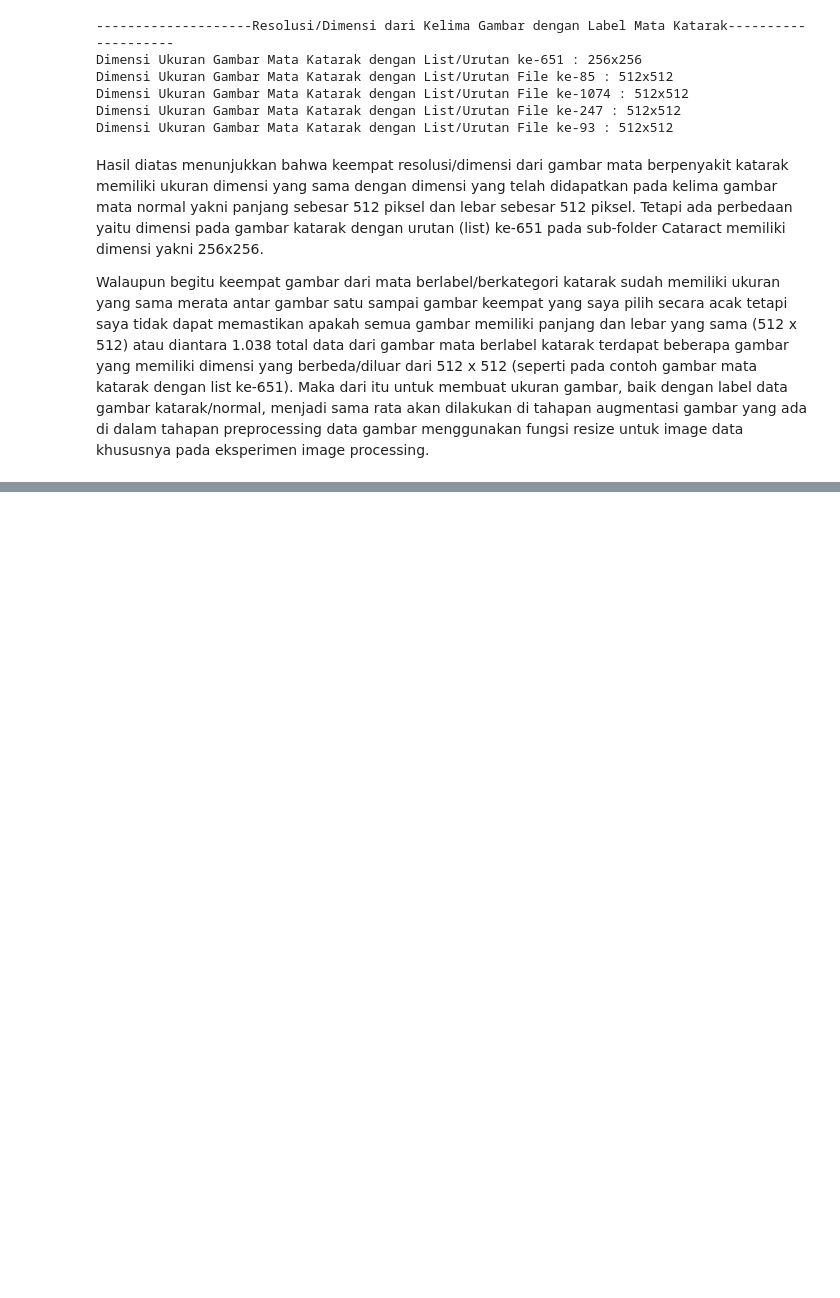
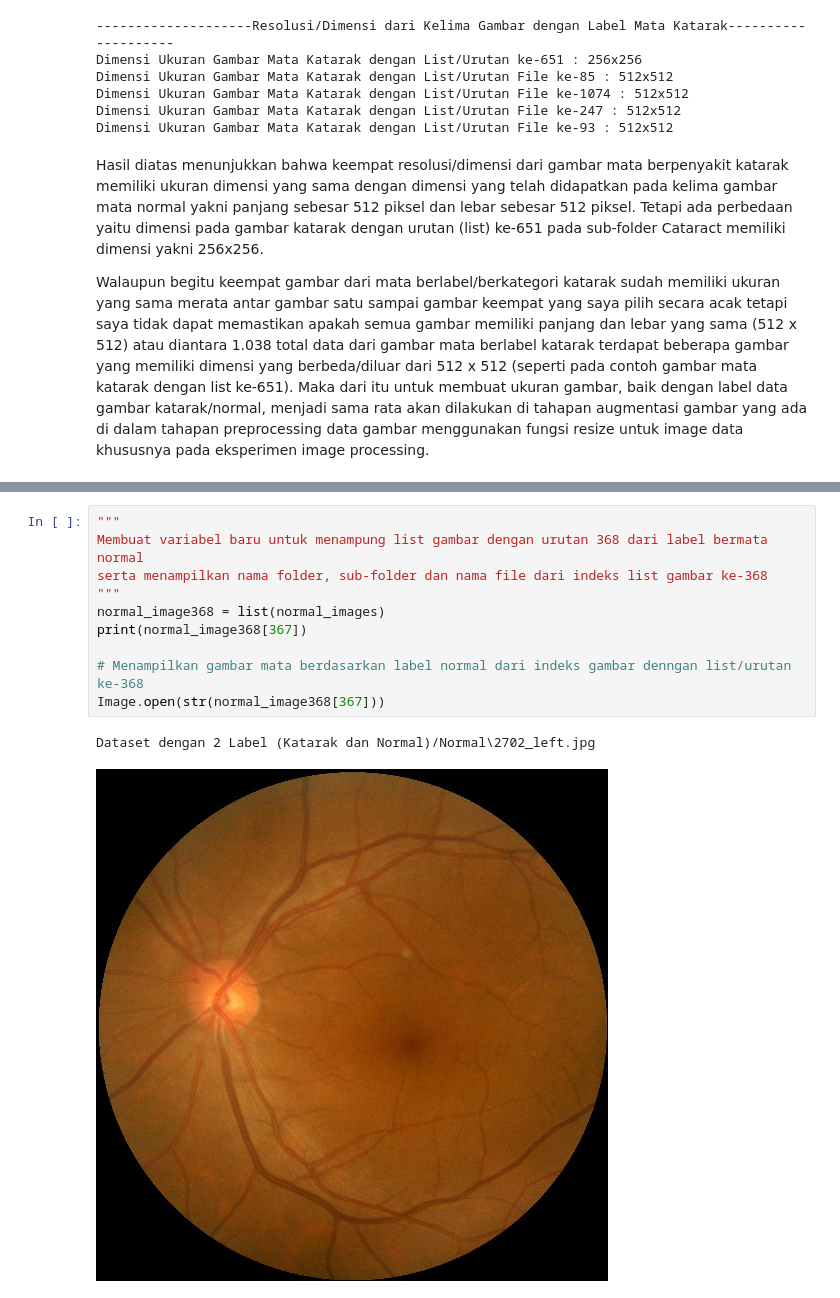
Before and after one commit to pramudianzaheka92/ImageClassificationwithEfficientNetB7Algorithm, a Jupyter notebook: Klasifikasi Gambar Mata Katarak dan Mata Normal menggunakan Model EfficientNetB7 dengan Parameter.ipynb, the cells around one changed output, grey strips where cells are left out. Saved outputs shown, nothing was run; the diff lists cells and outputs as text; blank space fills up the shorter version.

```diff
--- a/Klasifikasi Gambar Mata Katarak dan Mata Normal menggunakan Model EfficientNetB7 dengan Parameter.ipynb
+++ b/Klasifikasi Gambar Mata Katarak dan Mata Normal menggunakan Model EfficientNetB7 dengan Parameter.ipynb
@@ -223,0 +247,13 @@ AttributeError: module 'matplotlib.pyplot' has no attribute 'resize'
+# %%
+"""
+Membuat variabel baru untuk menampung list gambar dengan urutan 368 dari label bermata normal
+serta menampilkan nama folder, sub-folder dan nama file dari indeks list gambar ke-368
+"""
+normal_image368 = list(normal_images)
+print(normal_image368[367])
+
+# Menampilkan gambar mata berdasarkan label normal dari indeks gambar denngan list/urutan ke-368
+Image.open(str(normal_image368[367]))
+# %% [output]
+Dataset dengan 2 Label (Katarak dan Normal)/Normal\2702_left.jpg
+[figure, added]
```
Also changed, not shown: parts of 26 cells of this notebook.
